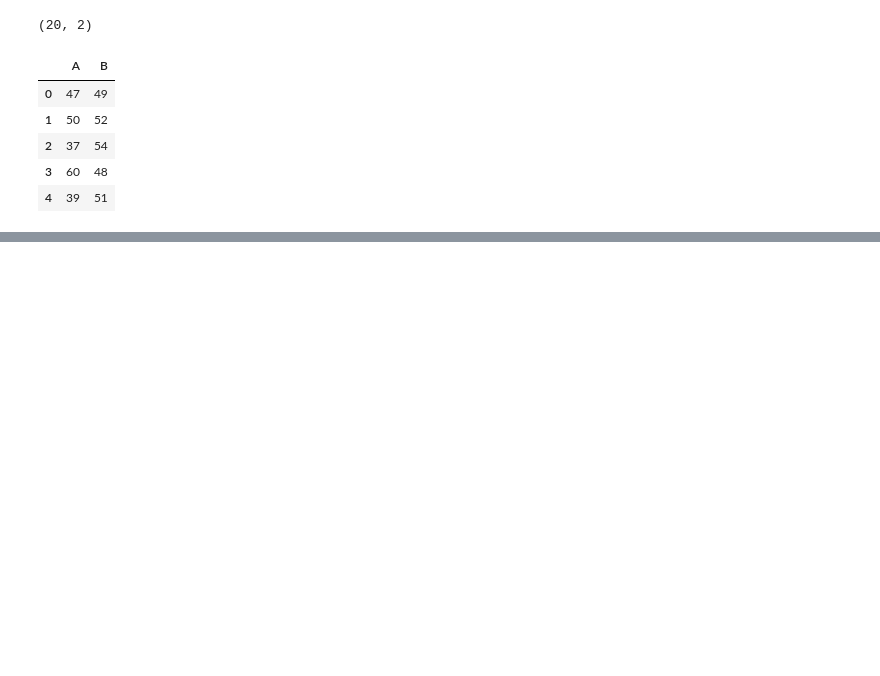
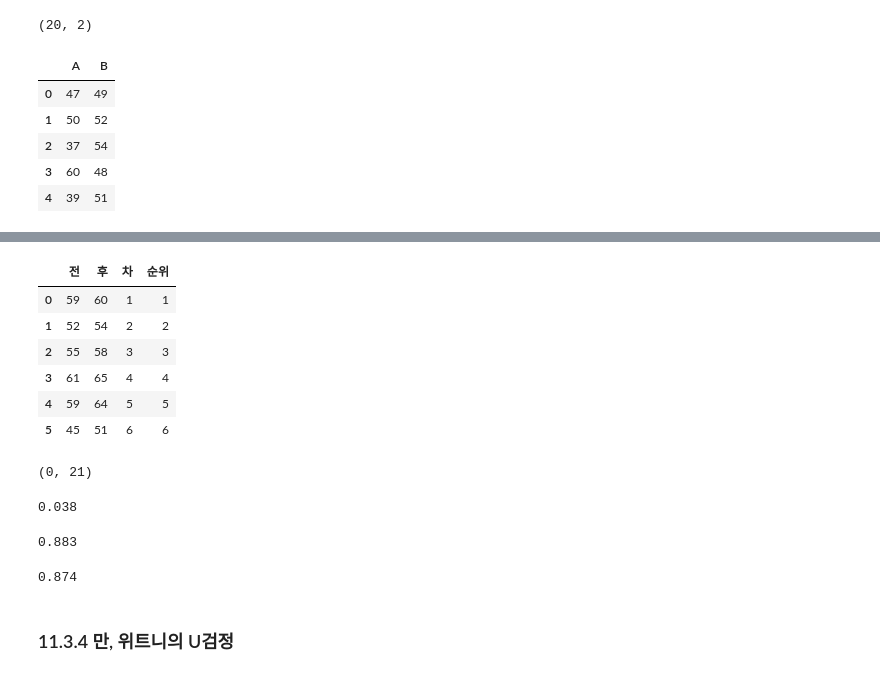
Before and after one commit to yunions/Statistics, a Jupyter notebook: Chap11_통계적_가설검정.ipynb, the cells around one changed output, grey strips where cells are left out. Cells and saved outputs as stored; diff of their text form; code cells hidden in the pictures; blank space fills up the shorter version.

```diff
--- a/Chap11_통계적_가설검정.ipynb
+++ b/Chap11_통계적_가설검정.ipynb
@@ -296,0 +343,29 @@ training_ind.head()
+# %%
+#왜 작은 값을 검정통계량으로 쓸까??
+toy_df['후'] = toy_df['전'] + np.arange(1, 7)
+diff = toy_df['후'] - toy_df['전']
+rank = stats.rankdata(abs(diff)).astype(int)
+toy_df['차'] = diff
+toy_df['순위'] = rank
+toy_df
+# %% [output]
+|  | 전 | 후 | 차 | 순위 |
+| 0 | 59 | 60 | 1 | 1 |
+| 1 | 52 | 54 | 2 | 2 |
+| 2 | 55 | 58 | 3 | 3 |
+| 3 | 61 | 65 | 4 | 4 |
+| 4 | 59 | 64 | 5 | 5 |
+| 5 | 45 | 51 | 6 | 6 |
+# %%
+#diff가 클수록 검정통계량이 작아짐
+r_minus = np.sum((diff < 0) * rank)
+r_plus = np.sum((diff > 0) * rank)
+
+r_minus, r_plus
+# %% [output]
+(0, 21)
+# %%
+T, p = stats.wilcoxon(training_rel['전'], training_rel['후'])
+p
+# %% [output]
+0.038
@@ -296,0 +375,24 @@ training_ind.head()
+# %%
+#t-test
+cnt = 0
+alpha = 0.05
+for diff in diffs:
+    t, p = stats.ttest_1samp(diff, 0)
+    if p < alpha:
+        cnt += 1
+cnt / n
+# %% [output]
+0.883
+# %%
+#willcox
+cnt = 0
+alpha = 0.05
+for diff in diffs:
+    T, p = stats.wilcoxon(diff)
+    if p < alpha:
+        cnt += 1
+cnt / n
+# %% [output]
+0.874
+# %% [markdown]
+### 11.3.4 만, 위트니의 U검정
```
Also changed, not shown: parts of 26 cells of this notebook.
